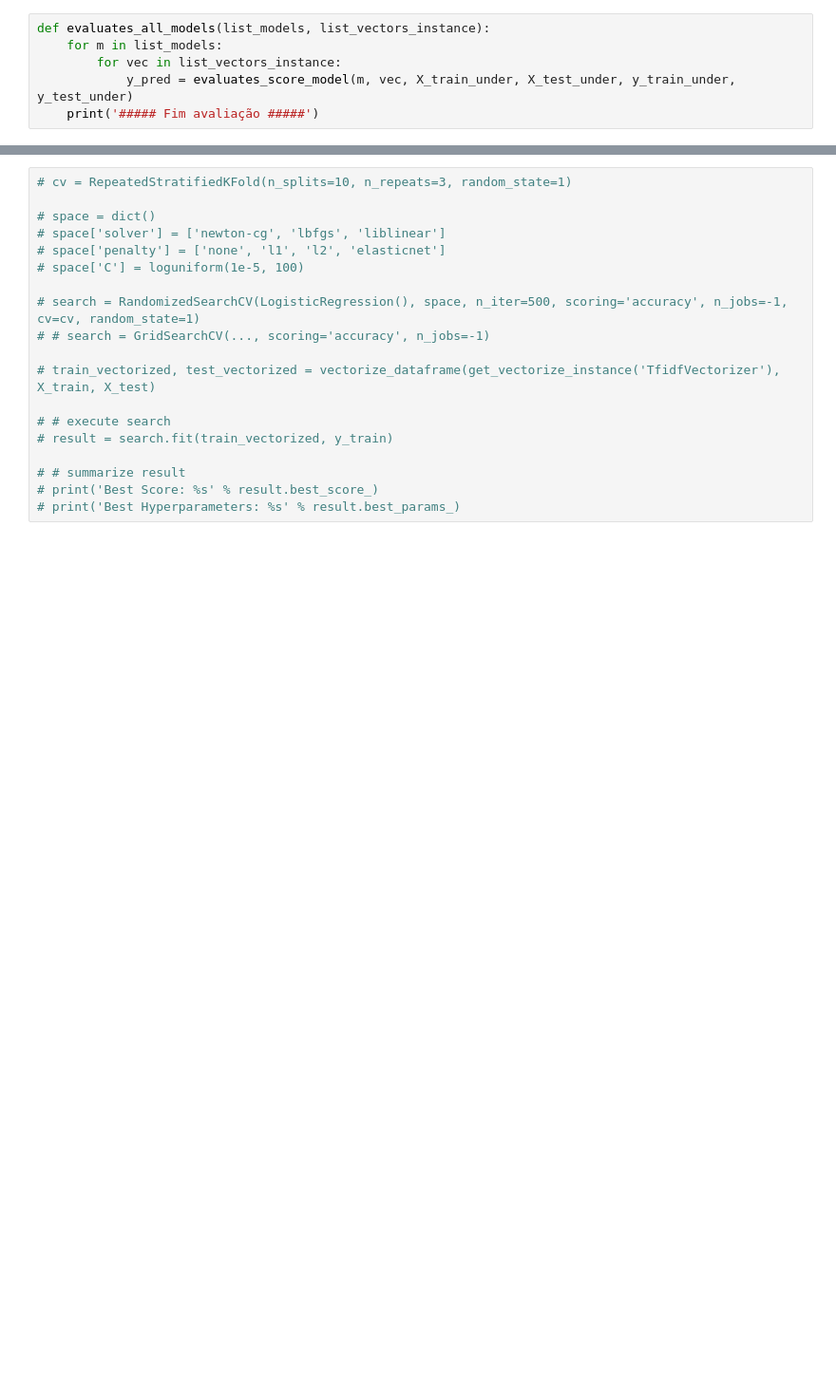
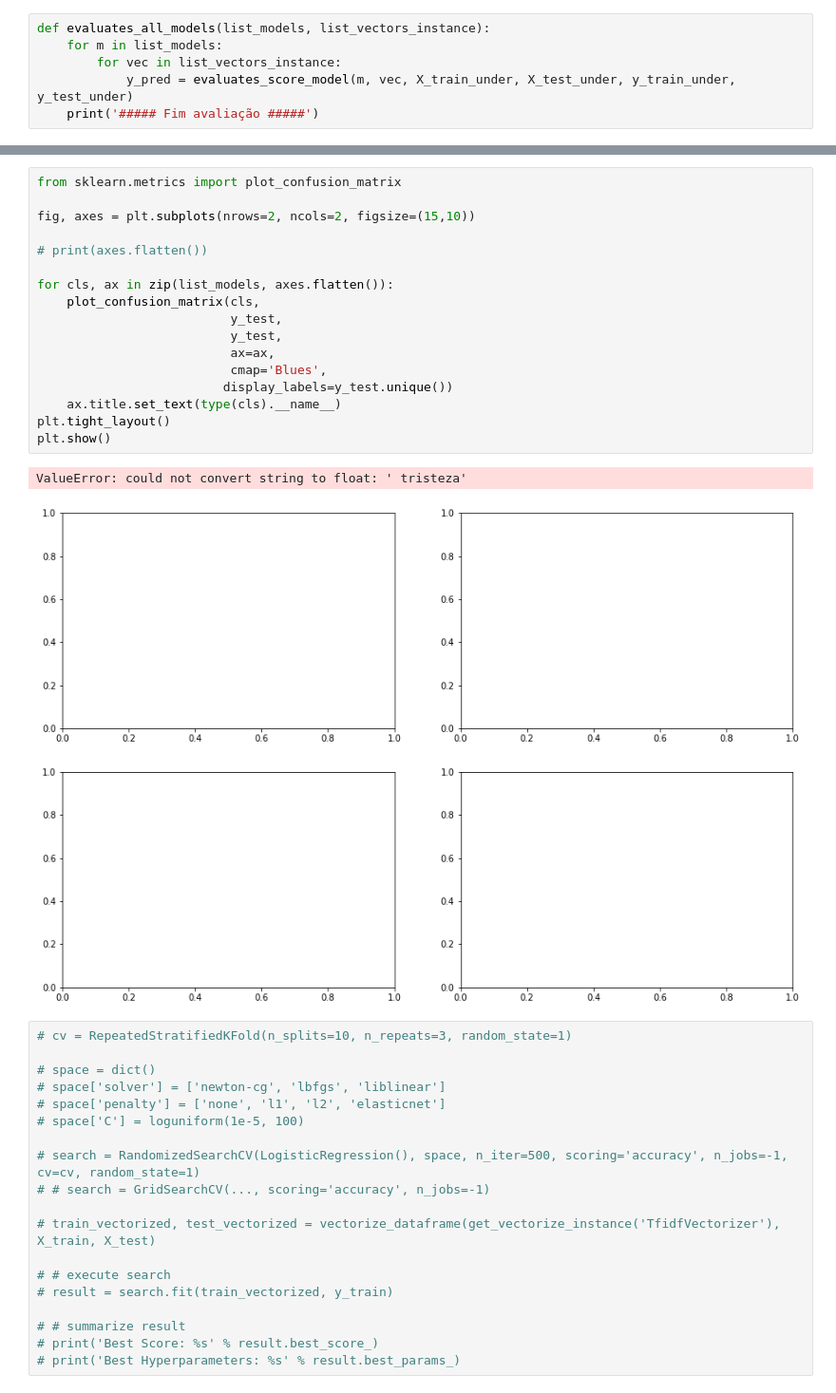
Before and after one commit to willsantospereira/tcc_nlp, a Jupyter notebook: notebook/Analise_Emocao.ipynb, the cells around one changed output, grey strips where cells are left out. Shown: that part at 95% size. Drawn from its saved outputs; the diff is of its cells as text; blank space fills up the shorter version.

```diff
--- a/notebook/Analise_Emocao.ipynb
+++ b/notebook/Analise_Emocao.ipynb
@@ -449,6 +451,26 @@ F1-Score do Modelo MultinomialNB() com Vectorizer CountVectorizer() é de 0.659
    macro avg       0.66      0.66      0.66       855
 weighted avg       0.66      0.66      0.66       855
 ... (54 outputs left out)
+# %%
+from sklearn.metrics import plot_confusion_matrix
+
+fig, axes = plt.subplots(nrows=2, ncols=2, figsize=(15,10))
+
+# print(axes.flatten())
+
+for cls, ax in zip(list_models, axes.flatten()):
+    plot_confusion_matrix(cls,
+                          y_test,
+                          y_test,
+                          ax=ax,
+                          cmap='Blues',
+                         display_labels=y_test.unique())
+    ax.title.set_text(type(cls).__name__)
+plt.tight_layout()
+plt.show()
+# %% [output]
+ValueError: could not convert string to float: ' tristeza'
+[figure, added]
 # %%
 # cv = RepeatedStratifiedKFold(n_splits=10, n_repeats=3, random_state=1)
 
```
Also changed, not shown: parts of 6 cells of this notebook.
